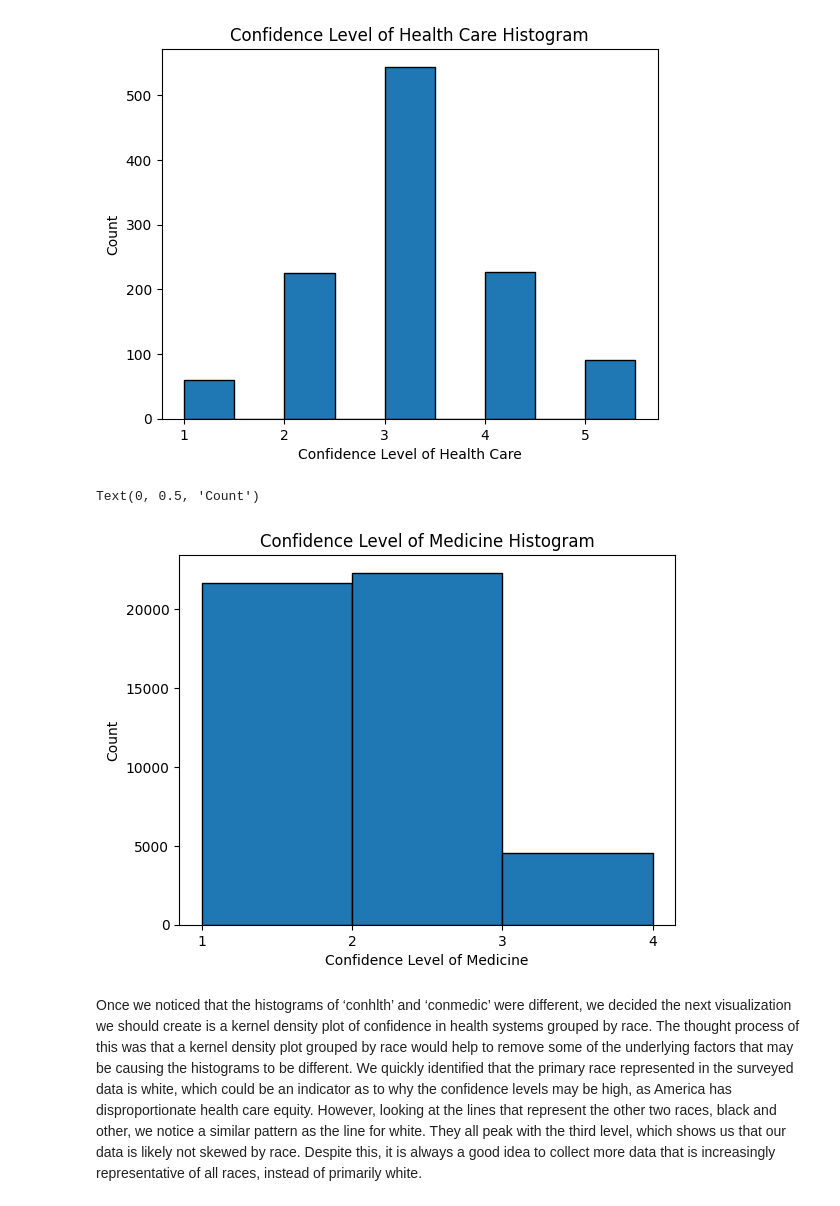
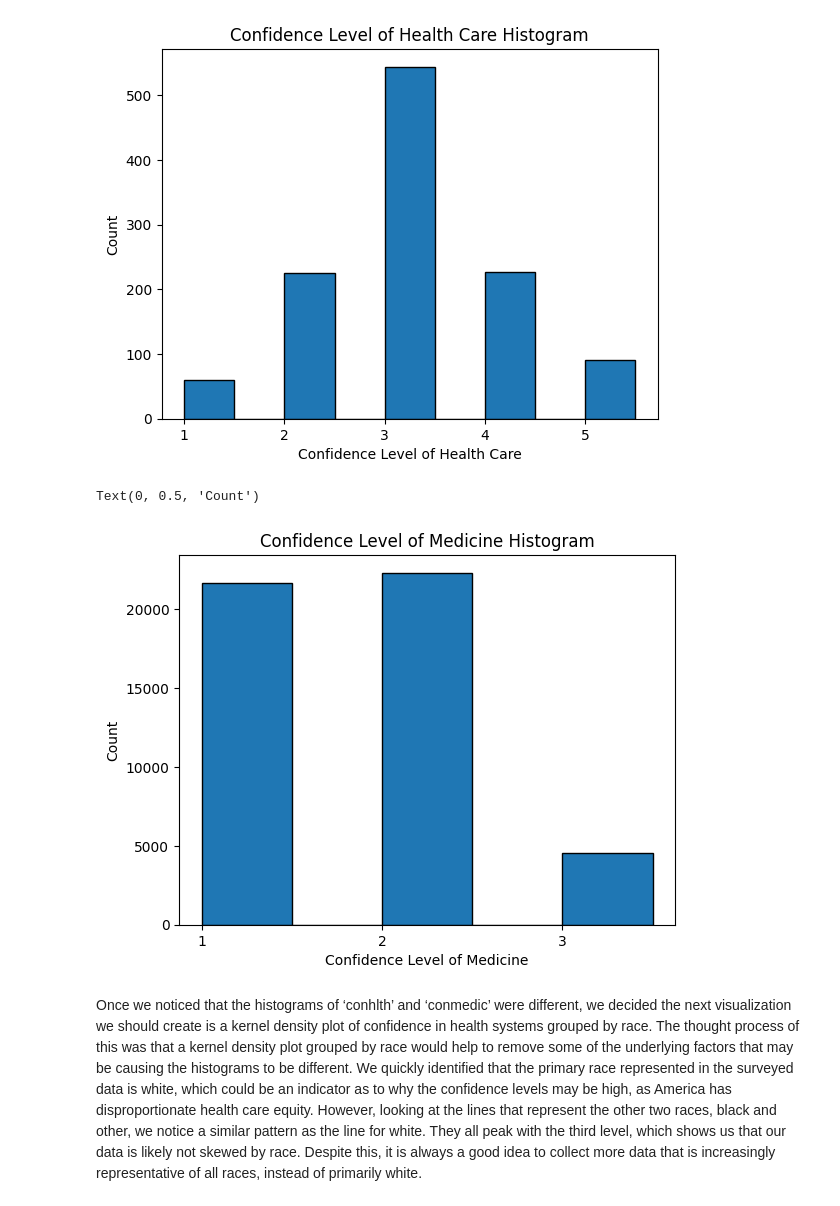
Before and after one commit to yango4014/group10, a Jupyter notebook: Final_Report.ipynb, the cells around one changed output. Cells and saved outputs as stored; diff of their text form; code cells hidden in the pictures.

```diff
--- a/Final_Report.ipynb
+++ b/Final_Report.ipynb
@@ -244,7 +238,7 @@ import pandas as pd
 import matplotlib.pyplot as plt
 import seaborn as sns
 # %%
-df = pd.read_csv("/content/drive/MyDrive/Copeley/clean_gss_data.csv")
+df = pd.read_csv("content/drive/MyDrive/Copeley/clean_gss_data.csv")
 # %% [markdown]
 It is important to note that as confidence levels increase, the confidence is getting lower. For example, level 3 means that there is less confidence in the institution than level 1. We started off our visualizations by creating two histograms to showcase our two highlighted variables, ‘conhlth’ and ‘conmedic’. We chose to do this because histograms are a great representation when looking at discrete variables. Since we used ‘count’ as our y-axis, we were able to clearly see the number of responses for each confidence level. Looking at the ‘conhlth’ variable first, the highest count is clearly level 3 (‘some confidence’). Levels 2 and 4 (‘a great deal of confidence’ and ‘very little confidence’ respectively) were the two next highest, with about equal counts. The next histogram deals with the variable ‘conmedic’. This histogram looks much different than the prior one, due to an incredibly low count of the confidence level 3 (‘hardly any’). We had previously assumed that confidence levels for medicine would be similar to the confidence levels for health care, but were somewhat proven wrong when comparing these two histograms. There seems to be much greater confidence in medicine in general, which could be due to underlying factors such as race or gender of the subjects surveyed.
 # %%
@@ -266,20 +261,20 @@ Text(0.5, 1.0, 'Confidence Level of Health Care Histogram')
 # %%
 #making a histogram for conmedic
 
 #define variable of interest
 var = "conmedic" #confidence in medicine (scale 1-3)
 
-bin_edges = np.arange(1, 6, 1) #sets bin width for histogram
+bin_edges = np.arange(1, 4, .5) #sets bin width for histogram
 plt.xticks([1, 2, 3])
 plt.hist(df[var], bin_edges, edgecolor = "k") #plot histogram with specificed bin width
 
 #define labels
 plt.title("Confidence Level of Medicine Histogram")
 plt.xlabel("Confidence Level of Medicine")
 plt.ylabel("Count")
 # %% [output]
 Text(0, 0.5, 'Count')
-[figure, old version]
+[figure, new version]
 # %% [markdown]
 Once we noticed that the histograms of ‘conhlth’ and ‘conmedic’ were different, we decided the next visualization we should create is a kernel density plot of confidence in health systems grouped by race. The thought process of this was that a kernel density plot grouped by race would help to remove some of the underlying factors that may be causing the histograms to be different. We quickly identified that the primary race represented in the surveyed data is white, which could be an indicator as to why the confidence levels may be high, as America has disproportionate health care equity. However, looking at the lines that represent the other two races, black and other, we notice a similar pattern as the line for white. They all peak with the third level, which shows us that our data is likely not skewed by race. Despite this, it is always a good idea to collect more data that is increasingly representative of all races, instead of primarily white.
 # %%
```
Also changed, not shown: parts of 3 cells of this notebook.
